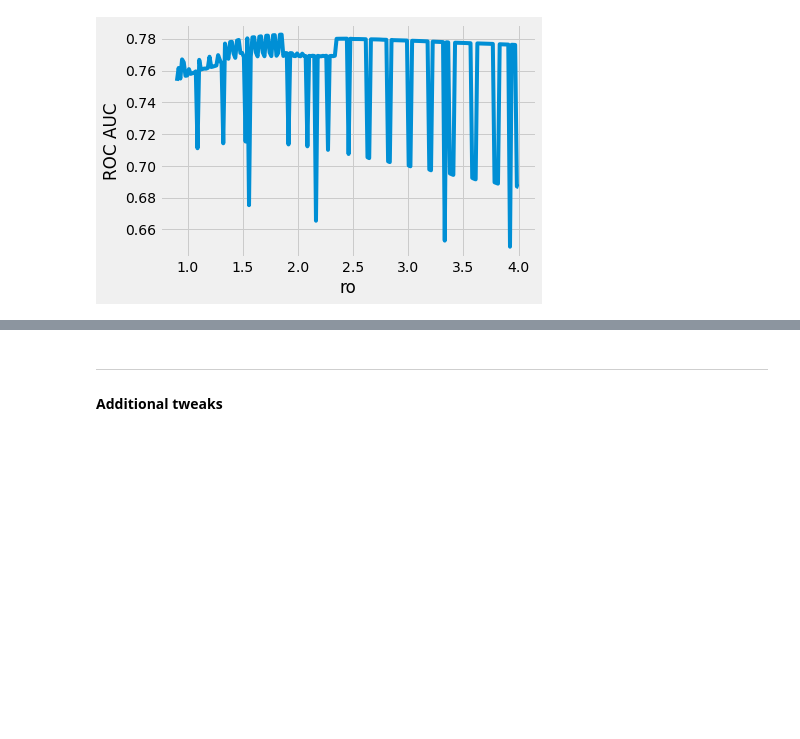
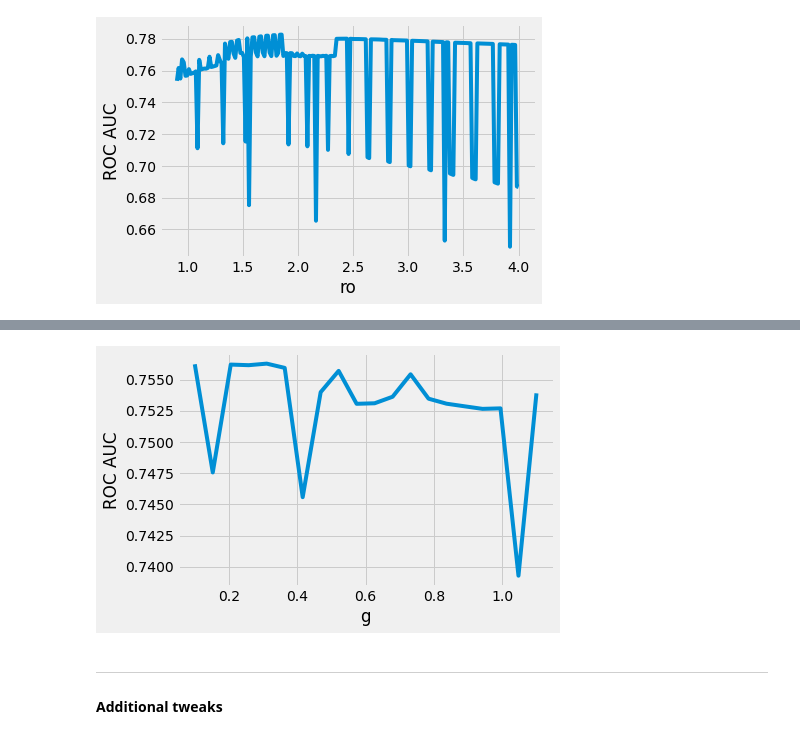
Before and after one commit to kaletap/fact-checking, a Jupyter notebook: custom_loss_evaluation.ipynb, the cells around one changed output, grey strips where cells are left out. Saved outputs shown, nothing was run; the diff lists cells and outputs as text; code cells hidden in the pictures; blank space fills up the shorter version.

```diff
--- a/custom_loss_evaluation.ipynb
+++ b/custom_loss_evaluation.ipynb
@@ -194,3 +257,26 @@ plt.savefig("img/auc_vs_ro_seed_40.png")
+# %%
+x_train, x_test, y_train_multi, y_test_multi = train_test_split(data.drop("label", axis=1), get_multi_label(data), random_state=2)
+y_train = label_from_multi(y_train_multi)
+y_test = label_from_multi(y_test_multi)
+
+gs = np.linspace(0., 2, 40)
+roc_aucs = []
+for g in tqdm(gs):
+    loss_weights = (0.1, 1, 1 + g, 1 + 2*g, 1+3*g)
+
+    pipeline = Pipeline([
+        ("get_features", column_transformer),
+        ("predict", WeightedLogisticRegression(loss_weights=loss_weights, lr=0.1, l1=0, l2=0.0002, max_iter=1000, tol=1e-5, plot_loss=False, verbose=False))
+    ])
+
+    pipeline.fit(x_train, y_train_multi);
+    roc_aucs.append(evaluate(pipeline, x_test, y_test, verbose=False))
+# %%
+plt.plot(gs, roc_aucs)
+plt.ylabel("ROC AUC")
+plt.xlabel("g");
+# %% [output]
+[figure, added]
 # %% [markdown]
 ---
 #### Additional tweaks
```
Also changed, not shown: parts of 6 cells of this notebook, 1 other file.
